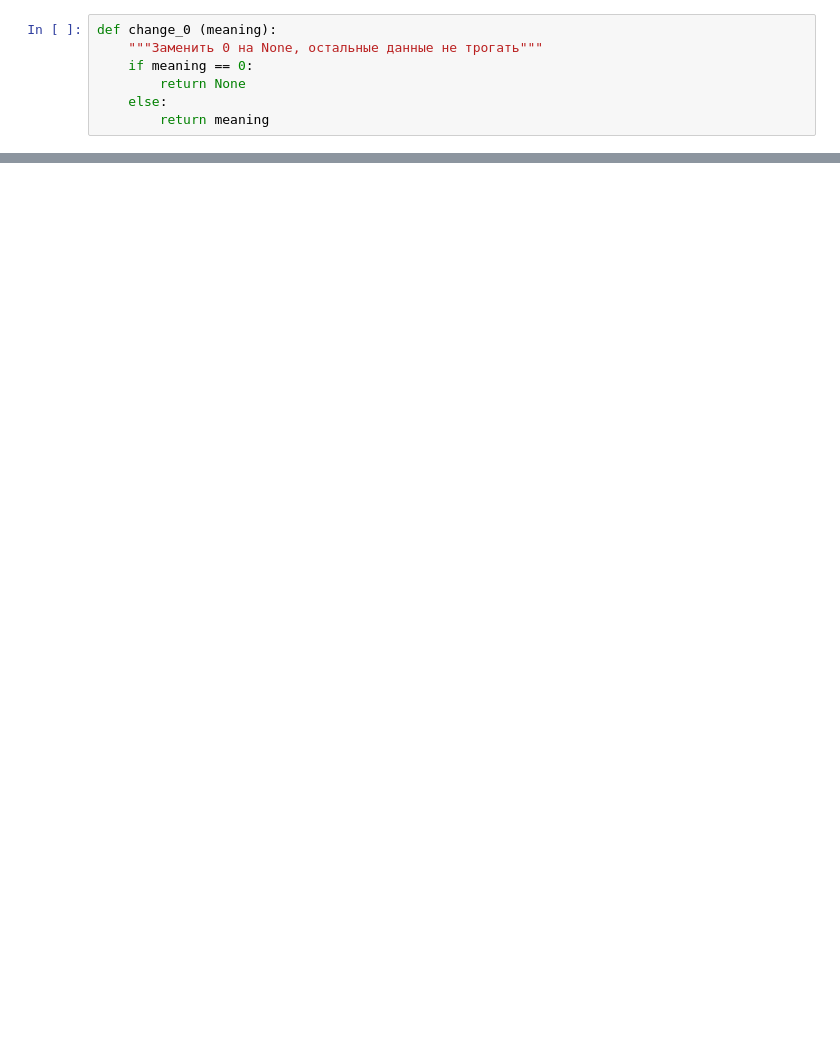
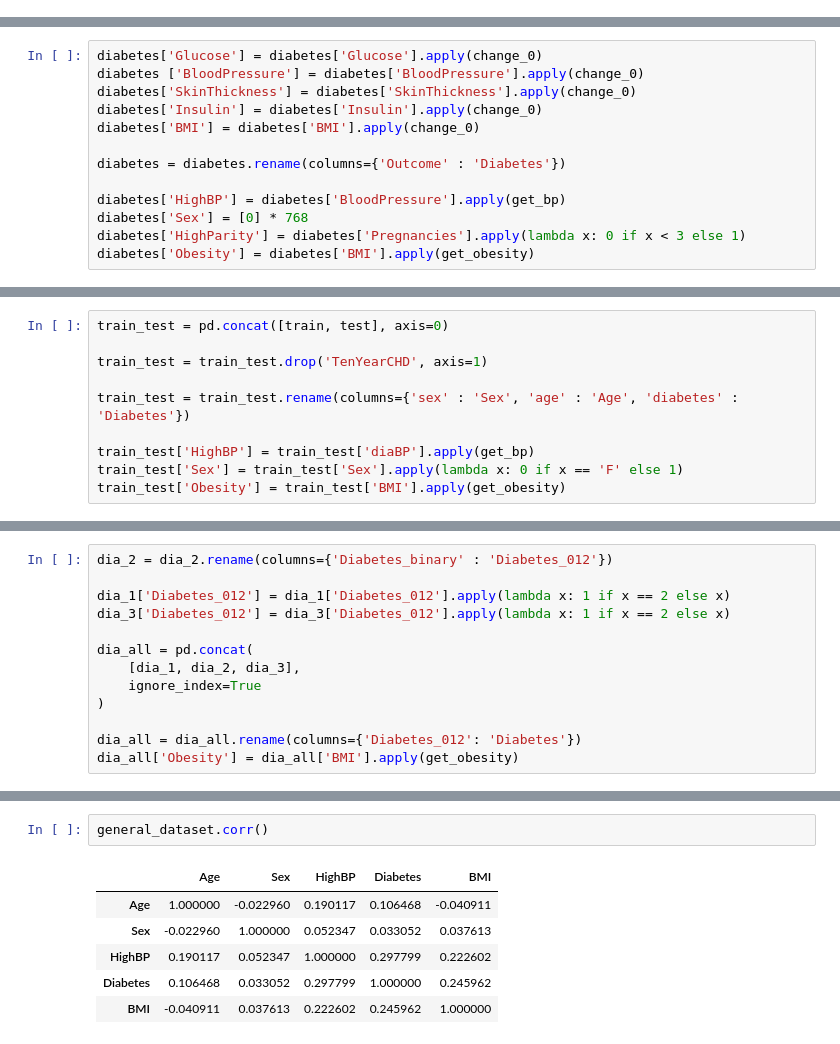
Before and after one commit to plitorak/plitorak_sf_ds, a Jupyter notebook: task_final_plitorak.ipynb, the cells around one changed output, grey strips where cells are left out. Cells and saved outputs as stored; diff of their text form; blank space fills up the shorter version.

```diff
--- a/task_final_plitorak.ipynb
+++ b/task_final_plitorak.ipynb
@@ -16,7 +0,0 @@ __Что в diabetes?__
-# %%
-def change_0 (meaning):
-    """Заменить 0 на None, остальные данные не трогать"""
-    if meaning == 0:
-        return None
-    else:
-        return meaning
@@ -224,0 +47,13 @@ sns.displot(data=general_dataset, x='Diabetes')
+# %%
+diabetes['Glucose'] = diabetes['Glucose'].apply(change_0)
+diabetes ['BloodPressure'] = diabetes['BloodPressure'].apply(change_0)
+diabetes['SkinThickness'] = diabetes['SkinThickness'].apply(change_0)
+diabetes['Insulin'] = diabetes['Insulin'].apply(change_0)
+diabetes['BMI'] = diabetes['BMI'].apply(change_0)
+
+diabetes = diabetes.rename(columns={'Outcome' : 'Diabetes'})
+
+diabetes['HighBP'] = diabetes['BloodPressure'].apply(get_bp)
+diabetes['Sex'] = [0] * 768
+diabetes['HighParity'] = diabetes['Pregnancies'].apply(lambda x: 0 if x < 3 else 1)
+diabetes['Obesity'] = diabetes['BMI'].apply(get_obesity)
@@ -224,0 +91,10 @@ sns.displot(data=general_dataset, x='Diabetes')
+# %%
+train_test = pd.concat([train, test], axis=0)
+
+train_test = train_test.drop('TenYearCHD', axis=1)
+
+train_test = train_test.rename(columns={'sex' : 'Sex', 'age' : 'Age', 'diabetes' : 'Diabetes'})
+
+train_test['HighBP'] = train_test['diaBP'].apply(get_bp)
+train_test['Sex'] = train_test['Sex'].apply(lambda x: 0 if x == 'F' else 1)
+train_test['Obesity'] = train_test['BMI'].apply(get_obesity)
@@ -224,0 +143,13 @@ sns.displot(data=general_dataset, x='Diabetes')
+# %%
+dia_2 = dia_2.rename(columns={'Diabetes_binary' : 'Diabetes_012'})
+
+dia_1['Diabetes_012'] = dia_1['Diabetes_012'].apply(lambda x: 1 if x == 2 else x)
+dia_3['Diabetes_012'] = dia_3['Diabetes_012'].apply(lambda x: 1 if x == 2 else x)
+
+dia_all = pd.concat(
+    [dia_1, dia_2, dia_3],
+    ignore_index=True
+)
+
+dia_all = dia_all.rename(columns={'Diabetes_012': 'Diabetes'})
+dia_all['Obesity'] = dia_all['BMI'].apply(get_obesity)
@@ -224,0 +198,9 @@ sns.displot(data=general_dataset, x='Diabetes')
+# %%
+general_dataset.corr()
+# %% [output]
+|  | Age | Sex | HighBP | Diabetes | BMI |
+| Age | 1.000000 | -0.022960 | 0.190117 | 0.106468 | -0.040911 |
+| Sex | -0.022960 | 1.000000 | 0.052347 | 0.033052 | 0.037613 |
+| HighBP | 0.190117 | 0.052347 | 1.000000 | 0.297799 | 0.222602 |
+| Diabetes | 0.106468 | 0.033052 | 0.297799 | 1.000000 | 0.245962 |
+| BMI | -0.040911 | 0.037613 | 0.222602 | 0.245962 | 1.000000 |
```
Also changed, not shown: parts of 53 cells of this notebook.
